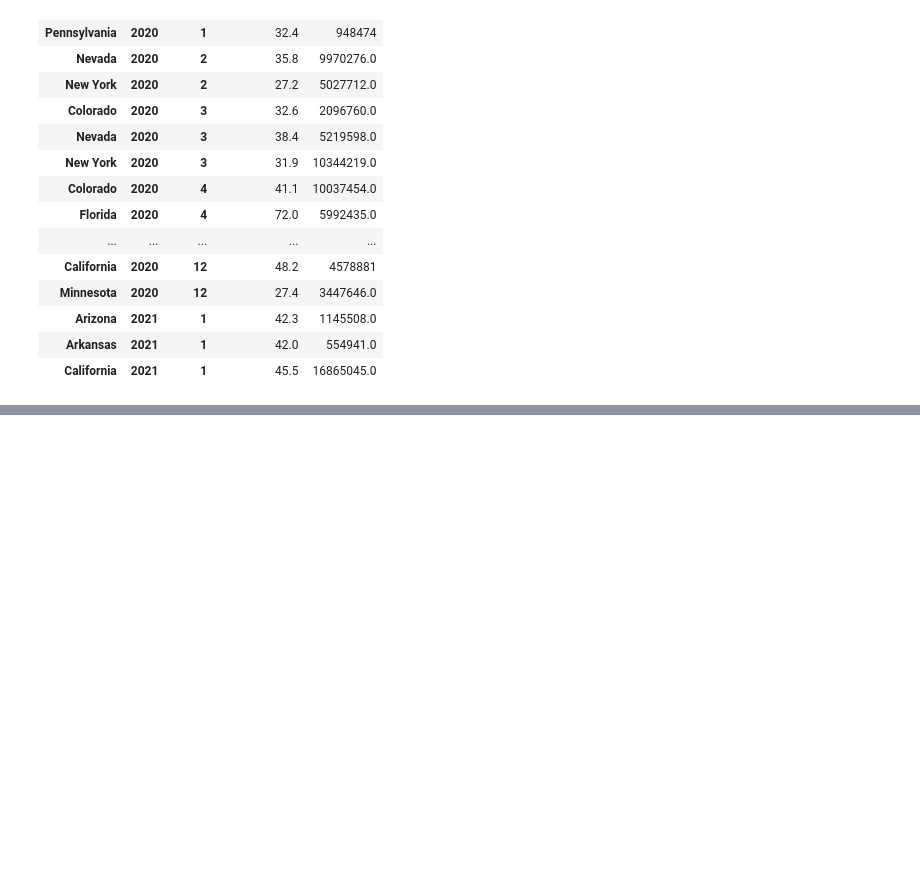
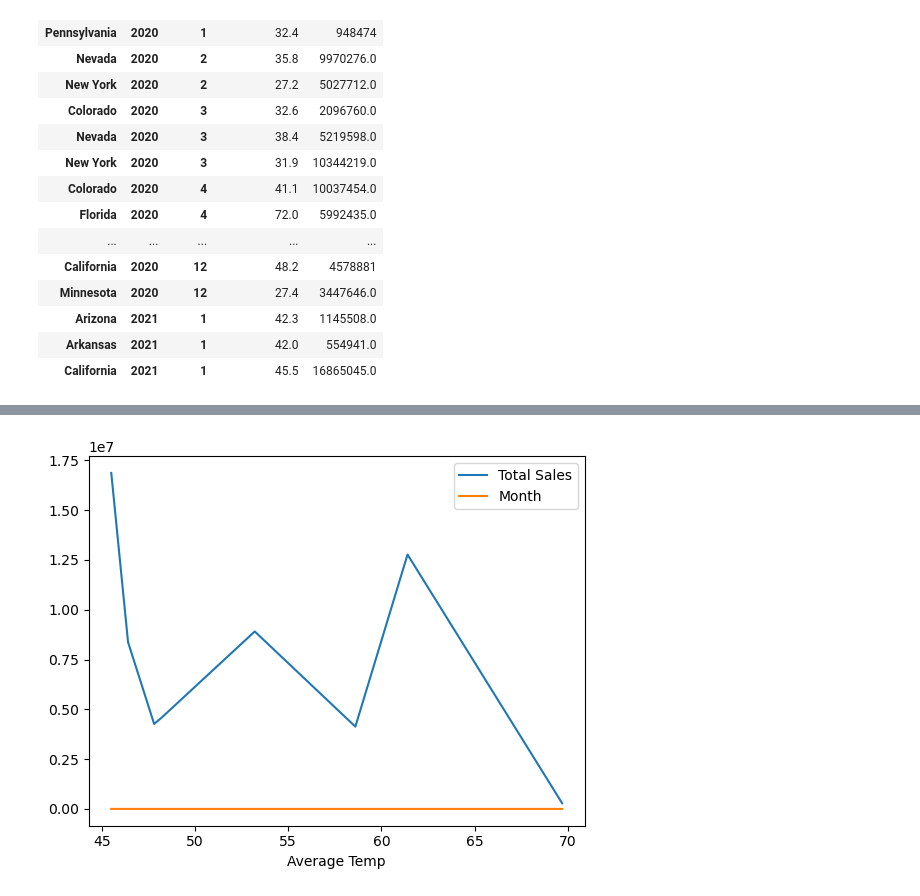
Before and after one commit to Krinnik/adidas_sales_temp_analysis, a Jupyter notebook: workspace.ipynb, the cells around one changed output, grey strips where cells are left out. Cells and saved outputs as stored; diff of their text form; code cells hidden in the pictures; blank space fills up the shorter version.

Commit message:
cleaned and analyzed california trends

```diff
--- a/workspace.ipynb
+++ b/workspace.ipynb
@@ -400,0 +491,3 @@ adidas_temps.head(35)
+# %%
+california_merged = pd.concat([avg_temp_california, total_sales_california], axis=1)
+california_merged.head(10)
@@ -400,0 +505,7 @@ adidas_temps.head(35)
+# %%
+california_months = adidas_temps['Month'].loc['California']
+
+california_merged = pd.concat([california_merged, california_months], axis=1)
+# %%
+california_merged = california_merged.sort_values('Average Temp', ascending=True)
+california_merged.head(10)
@@ -400,0 +523,5 @@ adidas_temps.head(35)
+# %%
+california_merged = california_merged.reset_index()
+california_merged.drop('State', axis=1, inplace=True)
+california_merged = california_merged.set_index('Average Temp')
+california_merged.head(10)
@@ -400,0 +539,5 @@ adidas_temps.head(35)
+# %%
+california_merged.plot()
+plt.show()
+# %% [output]
+[figure, added]
```
Also changed, not shown: parts of 13 cells of this notebook.
